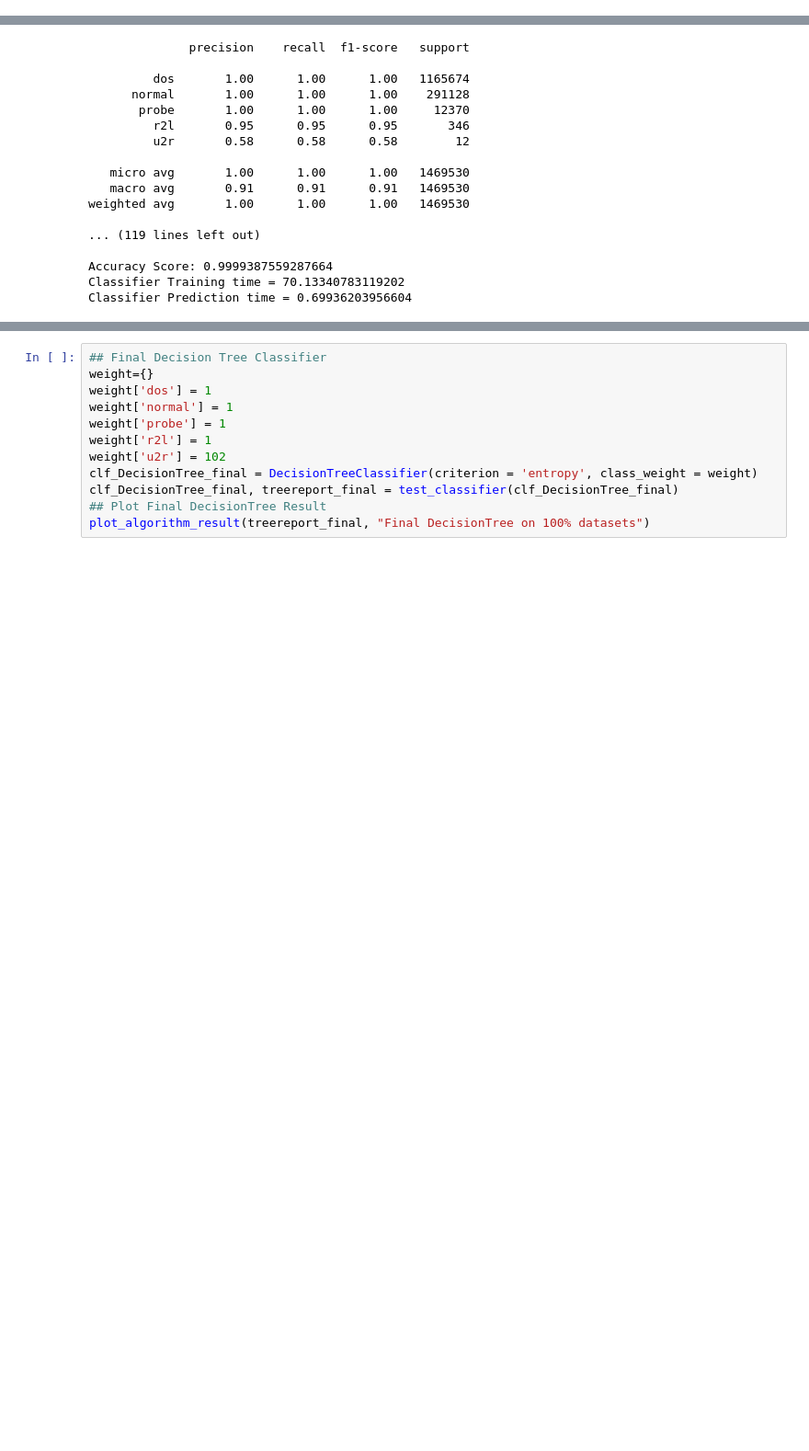
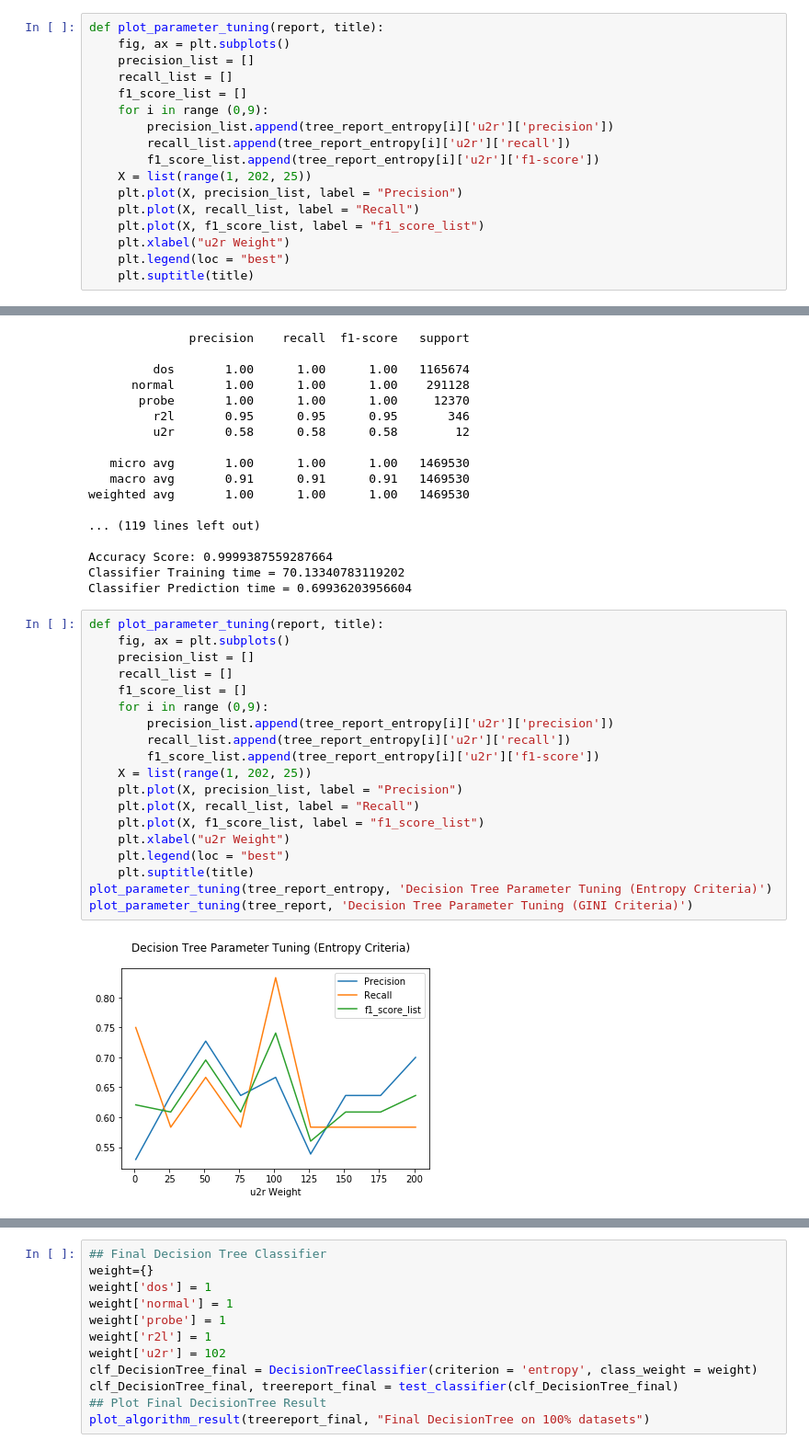
Before and after one commit to dtangster/cmpe255-project, a Jupyter notebook: Data_Exploration.ipynb, the cells around one changed output, grey strips where cells are left out. Shown at 92% size. Saved outputs shown, nothing was run; the diff lists cells and outputs as text; blank space fills up the shorter version.

Commit message:
added parameter tuning plot

```diff
--- a/Data_Exploration.ipynb
+++ b/Data_Exploration.ipynb
@@ -669,3 +649,20 @@ tree_report_entropy
+# %%
+def plot_parameter_tuning(report, title):
+    fig, ax = plt.subplots()
+    precision_list = []
+    recall_list = []
+    f1_score_list = []
+    for i in range (0,9):
+        precision_list.append(tree_report_entropy[i]['u2r']['precision'])
+        recall_list.append(tree_report_entropy[i]['u2r']['recall'])
+        f1_score_list.append(tree_report_entropy[i]['u2r']['f1-score'])
+    X = list(range(1, 202, 25))
+    plt.plot(X, precision_list, label = "Precision")
+    plt.plot(X, recall_list, label = "Recall")
+    plt.plot(X, f1_score_list, label = "f1_score_list")
+    plt.xlabel("u2r Weight")
+    plt.legend(loc = "best")
+    plt.suptitle(title)
 # %%
 weight={}
 weight['dos'] = 1
@@ -696,3 +693,24 @@ weighted avg       1.00      1.00      1.00   1469530
 Accuracy Score: 0.9999387559287664
 Classifier Training time = 70.13340783119202
 Classifier Prediction time = 0.69936203956604
+# %%
+def plot_parameter_tuning(report, title):
+    fig, ax = plt.subplots()
+    precision_list = []
+    recall_list = []
+    f1_score_list = []
+    for i in range (0,9):
+        precision_list.append(tree_report_entropy[i]['u2r']['precision'])
+        recall_list.append(tree_report_entropy[i]['u2r']['recall'])
+        f1_score_list.append(tree_report_entropy[i]['u2r']['f1-score'])
+    X = list(range(1, 202, 25))
+    plt.plot(X, precision_list, label = "Precision")
+    plt.plot(X, recall_list, label = "Recall")
+    plt.plot(X, f1_score_list, label = "f1_score_list")
+    plt.xlabel("u2r Weight")
+    plt.legend(loc = "best")
+    plt.suptitle(title)
+plot_parameter_tuning(tree_report_entropy, 'Decision Tree Parameter Tuning (Entropy Criteria)')
+plot_parameter_tuning(tree_report, 'Decision Tree Parameter Tuning (GINI Criteria)')
+# %% [output]
+[figure, added]
```
Also changed, not shown: parts of 3 cells of this notebook, 1 other file.
